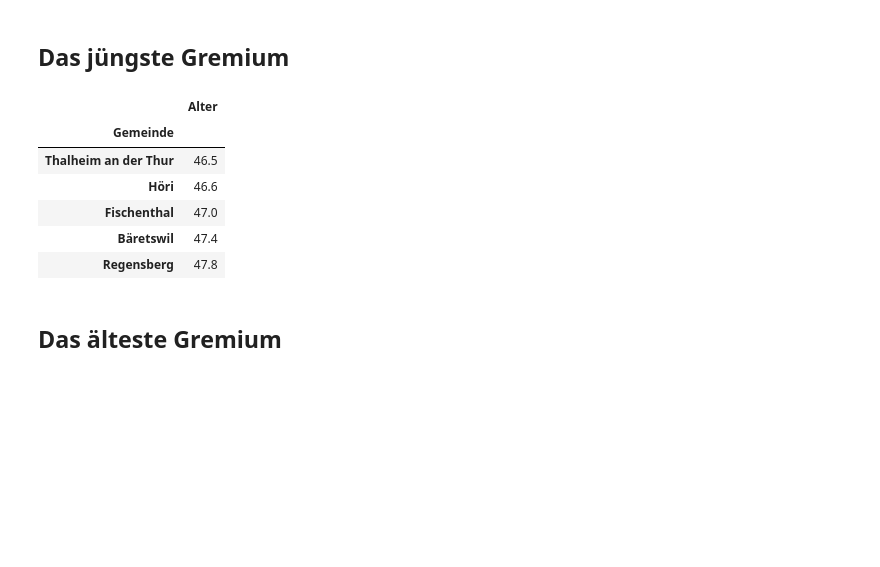
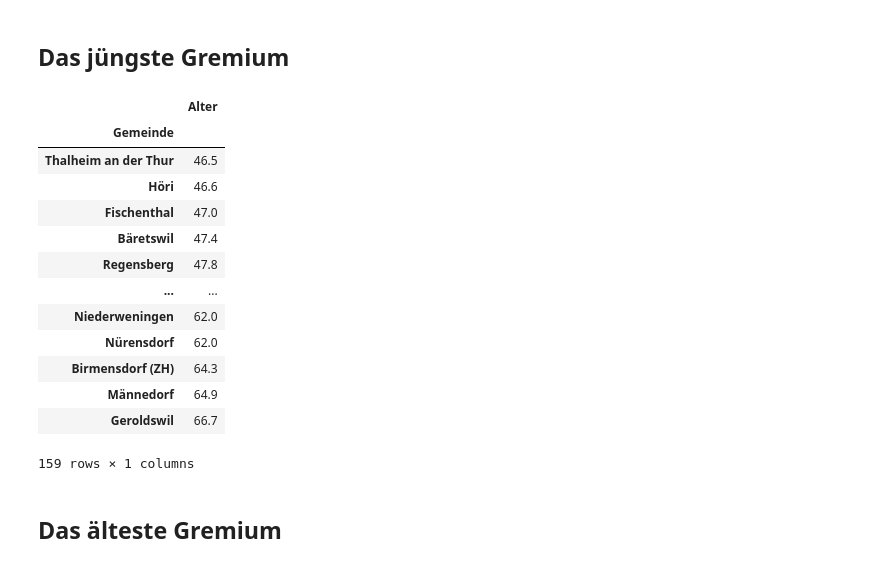
Before and after one commit to simonhuwiler/zh_gemeinderaete, a Jupyter notebook: python/2021_age.ipynb, the cells around one changed output. Cells and saved outputs as stored; diff of their text form; code cells hidden in the pictures; blank space fills up the shorter version.

```diff
--- a/python/2021_age.ipynb
+++ b/python/2021_age.ipynb
@@ -27,19 +27,26 @@ df_age['Alter'].mean()
 # %%
 df_age['Alter'] = pd.to_numeric(df_age['Alter'])
 
 df_age = df_age.groupby('Gemeinde').agg({'Alter': 'mean'})
 
 df_age['Alter'] = round(df_age['Alter'], 1)
 
-df_age.sort_values('Alter', ascending=True).head()
+df_age.sort_values('Alter', ascending=True)
 # %% [output]
 |  | Alter |
 | Gemeinde |  |
 | Thalheim an der Thur | 46.5 |
 | Höri | 46.6 |
 | Fischenthal | 47.0 |
 | Bäretswil | 47.4 |
 | Regensberg | 47.8 |
+| ... | ... |
+| Niederweningen | 62.0 |
+| Nürensdorf | 62.0 |
+| Birmensdorf (ZH) | 64.3 |
+| Männedorf | 64.9 |
+| Geroldswil | 66.7 |
+159 rows × 1 columns
 # %% [markdown]
 ## Das älteste Gremium
 # %%
```
Also changed, not shown: parts of 24 cells of this notebook, 7 other files.
